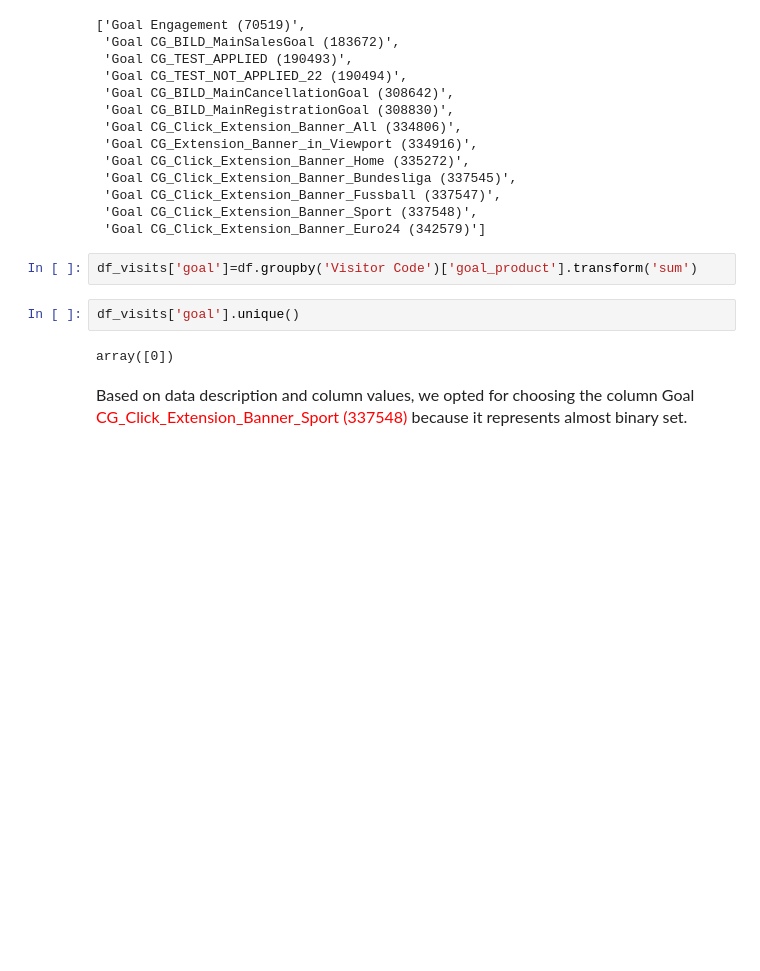
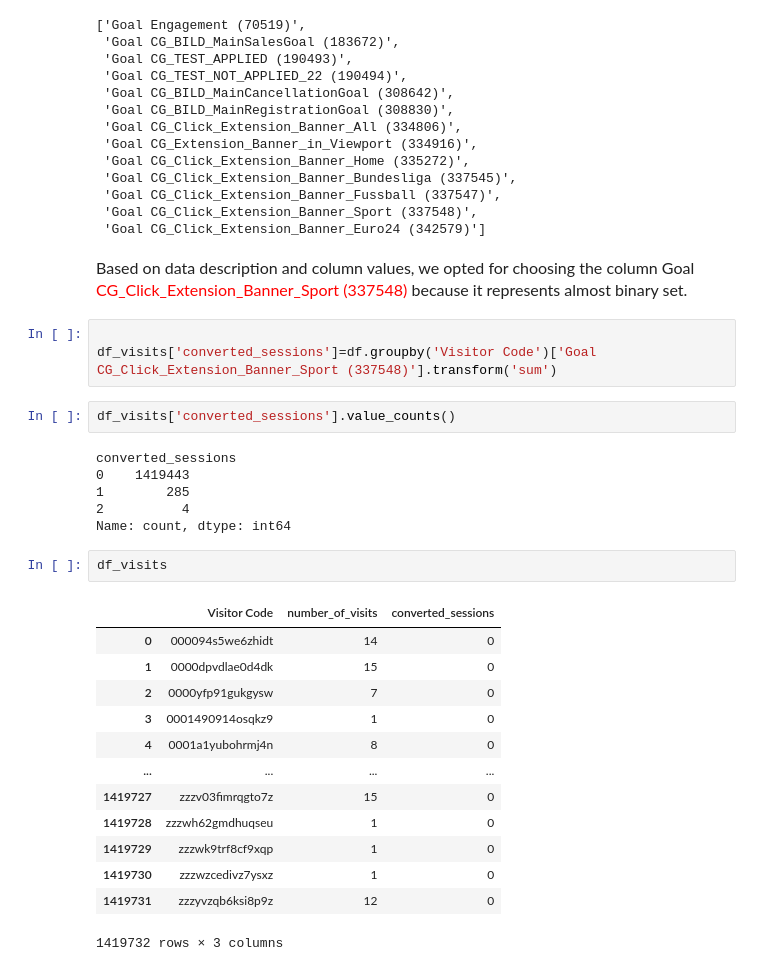
Before and after one commit to GHAZWA-9/app, a Jupyter notebook: dataretr.ipynb, the cells around one changed output. Drawn from its saved outputs; the diff is of its cells as text; blank space fills up the shorter version.

```diff
--- a/dataretr.ipynb
+++ b/dataretr.ipynb
@@ -141,11 +143,32 @@ goal_columns
  'Goal CG_Click_Extension_Banner_Fussball (337547)',
  'Goal CG_Click_Extension_Banner_Sport (337548)',
  'Goal CG_Click_Extension_Banner_Euro24 (342579)']
-# %%
-df_visits['goal']=df.groupby('Visitor Code')['goal_product'].transform('sum')
-# %%
-df_visits['goal'].unique()
-# %% [output]
-array([0])
 # %% [markdown]
 <font size="3">Based on data description and column values, we opted for choosing the column Goal <span style="color:red"> CG_Click_Extension_Banner_Sport (337548)</span> because it represents almost binary set.</font>
+# %%
+
+df_visits['converted_sessions']=df.groupby('Visitor Code')['Goal CG_Click_Extension_Banner_Sport (337548)'].transform('sum')
+# %%
+df_visits['converted_sessions'].value_counts()
+# %% [output]
+converted_sessions
+0    1419443
+1        285
+2          4
+Name: count, dtype: int64
+# %%
+df_visits
+# %% [output]
+|  | Visitor Code | number_of_visits | converted_sessions |
+| 0 | 000094s5we6zhidt | 14 | 0 |
+| 1 | 0000dpvdlae0d4dk | 15 | 0 |
+| 2 | 0000yfp91gukgysw | 7 | 0 |
+| 3 | 0001490914osqkz9 | 1 | 0 |
+| 4 | 0001a1yubohrmj4n | 8 | 0 |
+| ... | ... | ... | ... |
+| 1419727 | zzzv03fimrqgto7z | 15 | 0 |
+| 1419728 | zzzwh62gmdhuqseu | 1 | 0 |
+| 1419729 | zzzwk9trf8cf9xqp | 1 | 0 |
+| 1419730 | zzzwzcedivz7ysxz | 1 | 0 |
+| 1419731 | zzzyvzqb6ksi8p9z | 12 | 0 |
+1419732 rows × 3 columns
```
Also changed, not shown: parts of 2 cells of this notebook.
